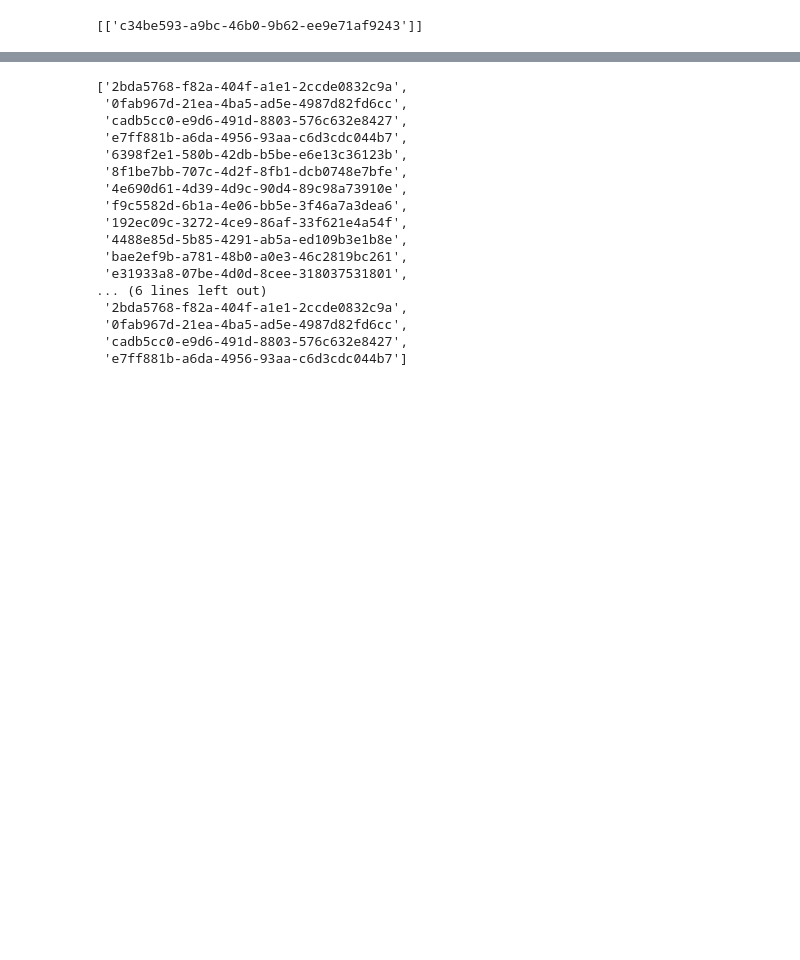
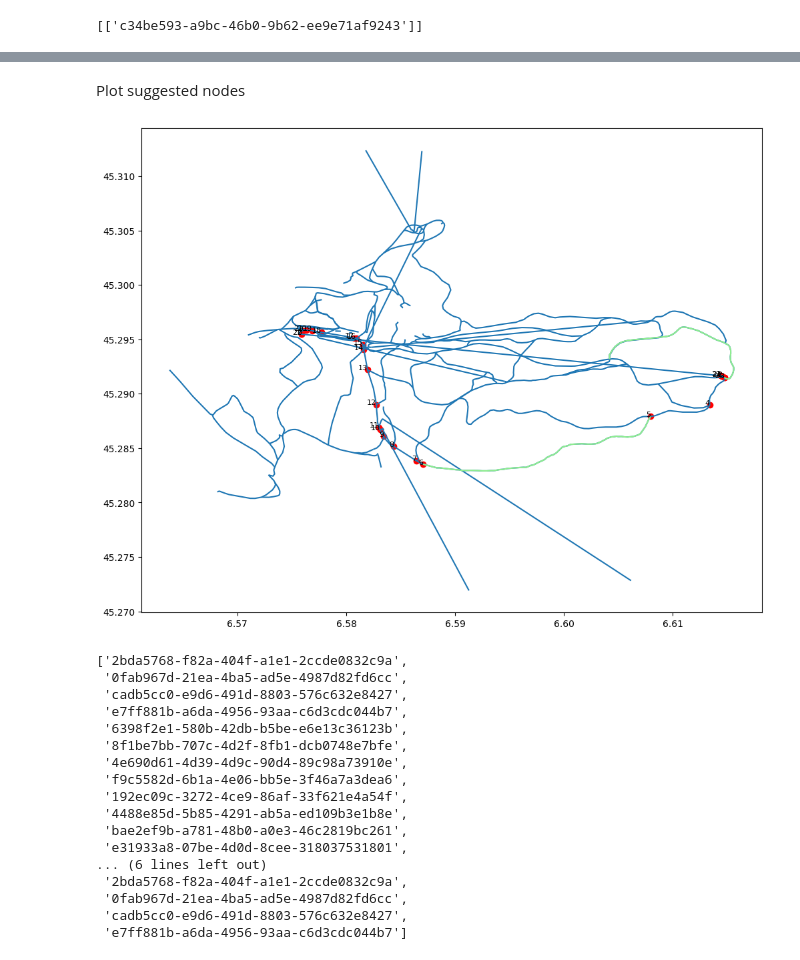
Before and after one commit to RoanCreed/SkiNavApp, a Jupyter notebook: PathFinder_v2.ipynb, the cells around one changed output, grey strips where cells are left out. Drawn from its saved outputs; the diff is of its cells as text; code cells hidden in the pictures; blank space fills up the shorter version.

Commit message:
fixed Astar distance bug and added debug plot

```diff
--- a/PathFinder_v2.ipynb
+++ b/PathFinder_v2.ipynb
@@ -27,9 +29,9 @@ startingPointNode = '2bda5768-f82a-404f-a1e1-2ccde0832c9a' # funitel pecelt star
 #runsInput = ['0602c22d0ee93ab4320c45ce4d9d3cea5b49f867', 'f9214995594b42205bf550a2ea2433ae66a4dbd0', 'a0bb99c174db2bf009db1d1dbf8b918fe0a16b4a']
 #runsInput = ['a0bb99c174db2bf009db1d1dbf8b918fe0a16b4a'] # croissant
 #runsInput = ['c7ca163eb881f3d186a5467f6f5be8a102a4f1d5'] # beranger
-#runsInput = ['327610f1acb523e9c5c26e69b849fb180f9939b7', 'c7ca163eb881f3d186a5467f6f5be8a102a4f1d5'] # lac blanc and beranger
-runsInput = ['327610f1acb523e9c5c26e69b849fb180f9939b7', 'c7ca163eb881f3d186a5467f6f5be8a102a4f1d5', 'a0bb99c174db2bf009db1d1dbf8b918fe0a16b4a'] # lac blanc, beranger, and croissant
-
+#runsInput = ['327610f1acb523e9c5c26e69b849fb180f9939b7', '0602c22d0ee93ab4320c45ce4d9d3cea5b49f867'] # lac blanc and beranger#
+#runsInput = ['327610f1acb523e9c5c26e69b849fb180f9939b7', '0602c22d0ee93ab4320c45ce4d9d3cea5b49f867', 'a0bb99c174db2bf009db1d1dbf8b918fe0a16b4a'] # lac blanc, beranger, and croissant
+runsInput = ['327610f1acb523e9c5c26e69b849fb180f9939b7', 'f9214995594b42205bf550a2ea2433ae66a4dbd0', 'a0bb99c174db2bf009db1d1dbf8b918fe0a16b4a'] # lac blanc, Christine, and croissant
 weights = {
         "lift": 1.4,
         "novice": 1,
@@ -250,4 +242,41 @@ Corresponding path: [['2bda5768-f82a-404f-a1e1-2ccde0832c9a', '0fab967d-21ea-4ba
 --------------------------------------------------------------------
+# %% [markdown]
+Plot suggested nodes
+# %%
+file = open("LocationGraph.json")
+LocationGraph = json.load(file)
+
+runsliftmap = pd.read_pickle("/Users/sebastian/Documents/SkiNavApp/runsliftmap.pkl")
+# %%
+def plot_visited_nodes(runsliftmap, runsInput, minPath, idx_nodes_start=None, idx_nodes_end=None):
+    """
+    runsliftmap: dataframe with all the runs as linestrings
+    runsInput: selected runs
+    minPath: shortes path found by Astar
+    idx_nodes_start: the index of the first node that should be annotate on the map
+    idx_nodes_end: the index of the last node that should be annotate on the map
+    """
+    if idx_nodes_start is None:
+        idx_nodes_start = 0
+    if idx_nodes_end is None:
+        idx_nodes_end = len(sum(minPath, []))
+
+    visited_nodes = []
+    for node in sum(minPath, []):
+        visited_nodes.append(tuple(LocationGraph.get(node)))
+    visited_nodes = np.asarray(visited_nodes)
+    nodes_data = gpd.GeoDataFrame(visited_nodes, geometry=gpd.points_from_xy(visited_nodes[:,0], visited_nodes[:,1])).reset_index()
+
+    fig, ax = plt.subplots(figsize=(12,14))
+    runsliftmap.plot(ax=ax)
+    runsliftmap[runsliftmap.id.isin(runsInput)].plot(ax=ax, color="lightgreen")
+    nodes_data.geometry.plot(ax=ax, color="red")
+    nodes_data.iloc[idx_nodes_start:idx_nodes_end].apply(lambda x: ax.annotate(text=x['index'], xy=x.geometry.centroid.coords[0], ha='right', size=8), axis=1)
+    plt.show()
+# %%
+plot_visited_nodes(runsliftmap, runsInput, minPath)
+# %% [output]
+[figure, added]
 # %%
 # funitel pecelt lift, lac blanc and beranger runs
 ['2bda5768-f82a-404f-a1e1-2ccde0832c9a', '0fab967d-21ea-4ba5-ad5e-4987d82fd6cc', 'cadb5cc0-e9d6-491d-8803-576c632e8427', 'e7ff881b-a6da-4956-93aa-c6d3cdc044b7', '6398f2e1-580b-42db-b5be-e6e13c36123b', '8f1be7bb-707c-4d2f-8fb1-dcb0748e7bfe', '4e690d61-4d39-4d9c-90d4-89c98a73910e', 'f9c5582d-6b1a-4e06-bb5e-3f46a7a3dea6', '192ec09c-3272-4ce9-86af-33f621e4a54f', '4488e85d-5b85-4291-ab5a-ed109b3e1b8e', 'bae2ef9b-a781-48b0-a0e3-46c2819bc261', 'e31933a8-07be-4d0d-8cee-318037531801', 'c0b83072-b9cd-4489-bad1-5a7530a0e096', '6cf6076b-9f36-4866-8798-cf9dbd8b78f4', '1a3bd67c-76b1-4edd-a7d2-ae568145fcbf', '5cb0b3f0-371e-44ef-8707-f5f83f0bfeb3', 'cd751fe7-e86f-42db-a2d4-29910544cbbc', 'e45cf88b-dcd8-4179-a214-842de8c674e6', '2bda5768-f82a-404f-a1e1-2ccde0832c9a', '0fab967d-21ea-4ba5-ad5e-4987d82fd6cc', 'cadb5cc0-e9d6-491d-8803-576c632e8427', 'e7ff881b-a6da-4956-93aa-c6d3cdc044b7']
```
Also changed, not shown: parts of 5 cells of this notebook, 4 other files.
